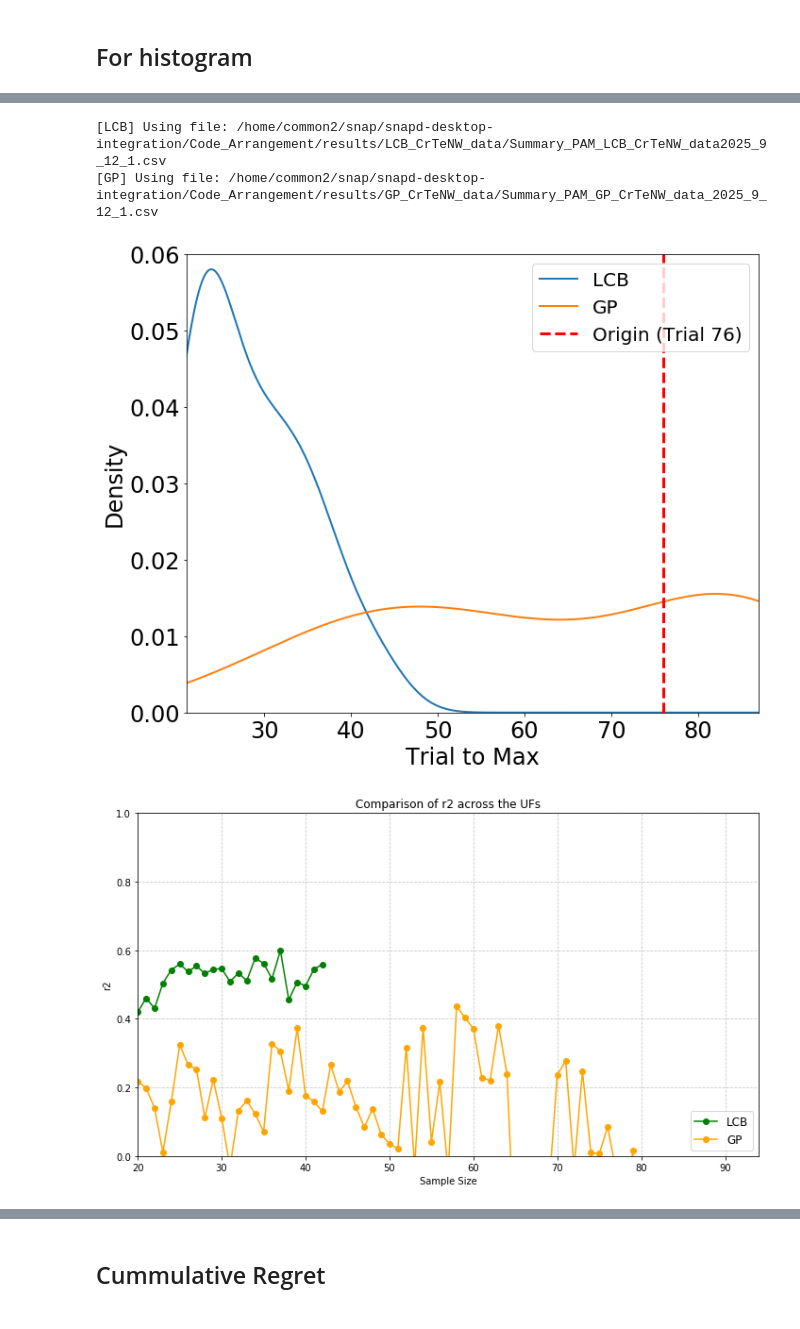
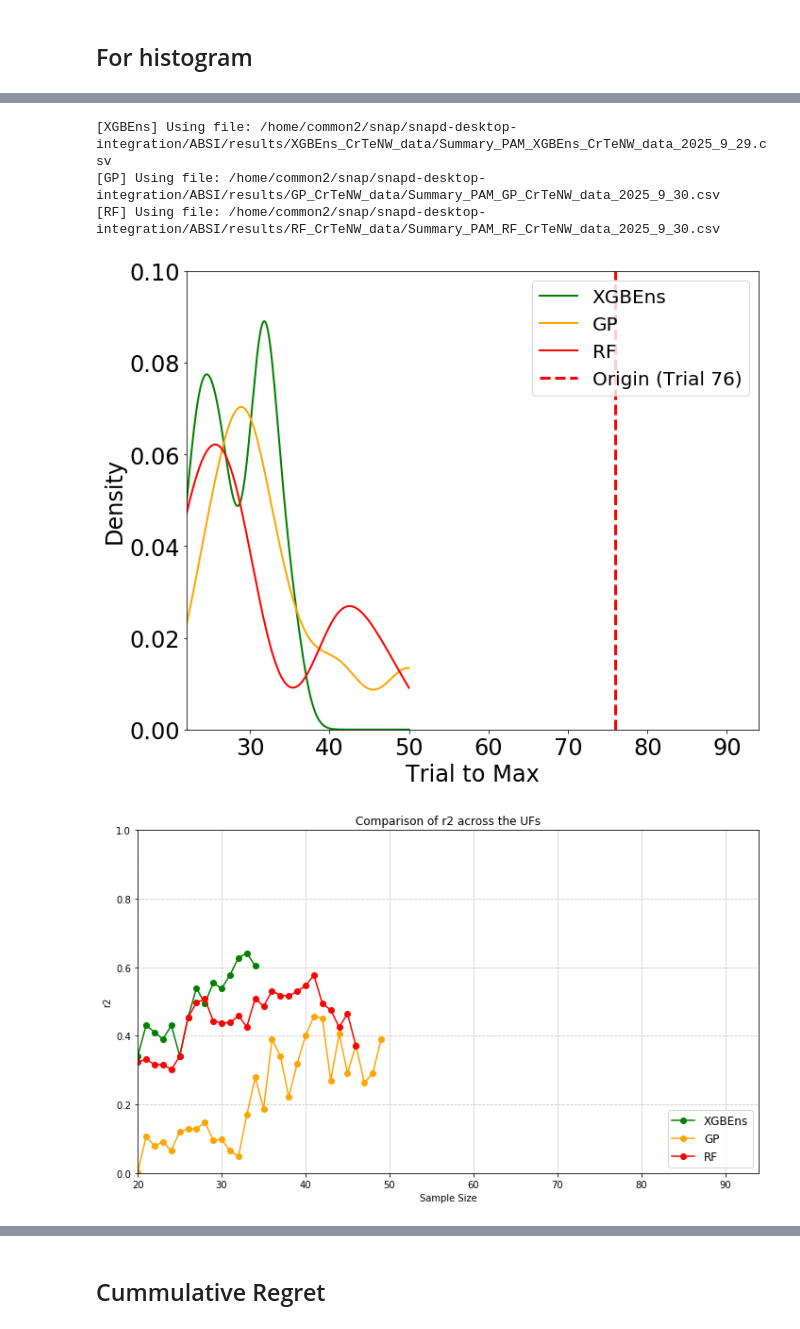
Before and after one commit to ProPLr00/ABSI, a Jupyter notebook: Analysis_Simplified_Test.ipynb, the cells around one changed output, grey strips where cells are left out. Cells and saved outputs as stored; diff of their text form; code cells hidden in the pictures.

```diff
--- a/Analysis_Simplified_Test.ipynb
+++ b/Analysis_Simplified_Test.ipynb
@@ -21,13 +21,11 @@ np.set_printoptions(precision=5)
 #Define your datapath here
 name = "CrTeNW_data"
 # Define your analyzing UF_result_path here and the UFs to compare here
-UF = "GP"
-UF_array = ["LCB", "GP"]
-# UF_array = ["LCB", "GP", "EI", "MOCU_mean", "MOCU_std_dev"] # For example
+UF = "RF"
+UF_array = ["XGBEns", "GP", "RF"]
 
 #Define Color here/ you may redesign using the color palette
-colors = ['green','orange']
-# colors = ['green','orange','purple', 'red', 'blue'] # For example
+colors = ['green','orange','red']
 color_mapping = dict(zip(UF_array, colors))
 
 root_dir = str(Path(os.getcwd()))
@@ -249,38 +251,39 @@ for UF in UF_array:
     s = data_dict[UF]["data"]
     if s.size < 2 or s.nunique(dropna=True) < 2:
         print(f"[{UF}] Not enough variation for KDE; skipping.")
         continue
 
     kde = stats.gaussian_kde(s.values)
     pdf = kde(x)
     ax.plot(x, pdf,
             linewidth=2,
             label=UF,   # ← set the label for this UF
             color=color_mapping[UF]
            )
 
 # add the vertical line too, without overriding legend
 ax.axvline(x=76,
            color='red',
            linestyle='--',
            linewidth=3,
            label='Origin (Trial 76)'
           )
 
 # then at the end add legend
-ax.set_xlim(global_min, global_max)
-ax.set_ylim(0,0.06)
+ax.set_xlim(22, 94)
+ax.set_ylim(0.00,0.10)
 ax.tick_params(axis="both", labelsize=24)
 ax.set_xlabel('Trial to Max', fontsize=24)
 ax.set_ylabel('Density', fontsize=24)
 
 ax.legend(loc='upper right', fontsize=20)
 plt.tight_layout()
 plt.show()
 # %% [output]
-[LCB] Using file: /home/common2/snap/snapd-desktop-integration/Code_Arrangement/results/LCB_CrTeNW_data/Summary_PAM_LCB_CrTeNW_data2025_9_12_1.csv
-[GP] Using file: /home/common2/snap/snapd-desktop-integration/Code_Arrangement/results/GP_CrTeNW_data/Summary_PAM_GP_CrTeNW_data_2025_9_12_1.csv
+[XGBEns] Using file: /home/common2/snap/snapd-desktop-integration/ABSI/results/XGBEns_CrTeNW_data/Summary_PAM_XGBEns_CrTeNW_data_2025_9_29.csv
+[GP] Using file: /home/common2/snap/snapd-desktop-integration/ABSI/results/GP_CrTeNW_data/Summary_PAM_GP_CrTeNW_data_2025_9_30.csv
+[RF] Using file: /home/common2/snap/snapd-desktop-integration/ABSI/results/RF_CrTeNW_data/Summary_PAM_RF_CrTeNW_data_2025_9_30.csv
-[figure, old version]
+[figure, new version]
 # %%
 # Collect each file from the subfolder
 folder_dfs = {}
@@ -344,7 +347,7 @@ plt.grid(True, linestyle='--', alpha=0.7)
 plt.tight_layout()
 plt.show()
 # %% [output]
-[figure, old version]
+[figure, new version]
 # %%
 import os, pandas as pd, matplotlib.pyplot as plt
 
```
Also changed, not shown: parts of 5 cells of this notebook, 3 other files.
